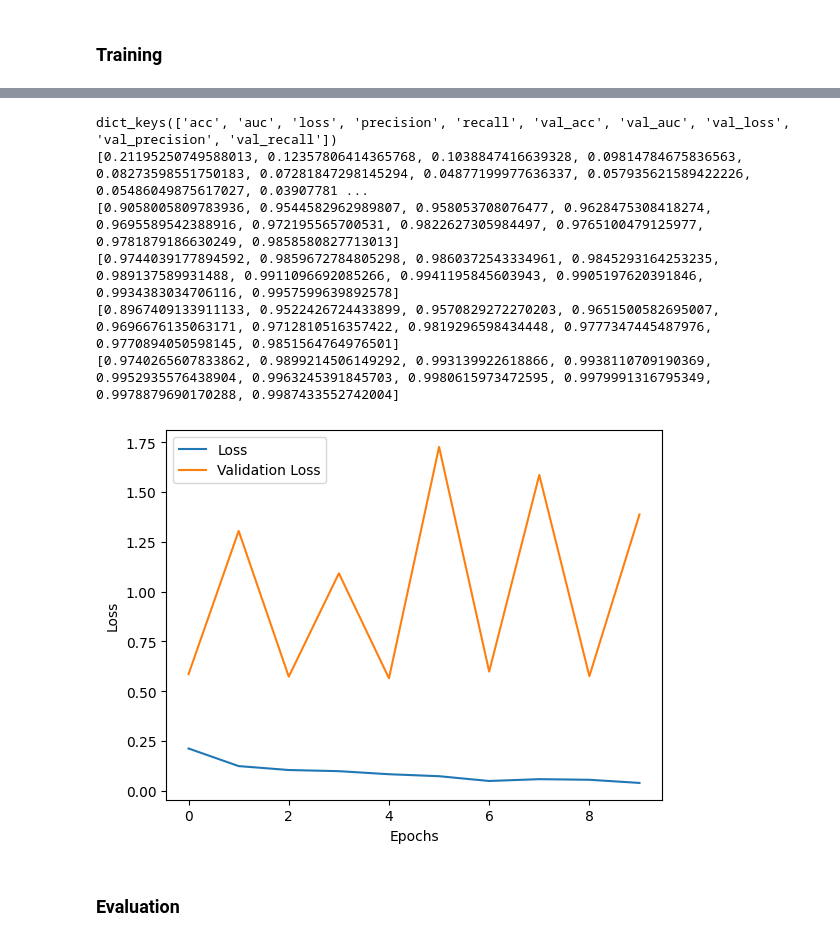
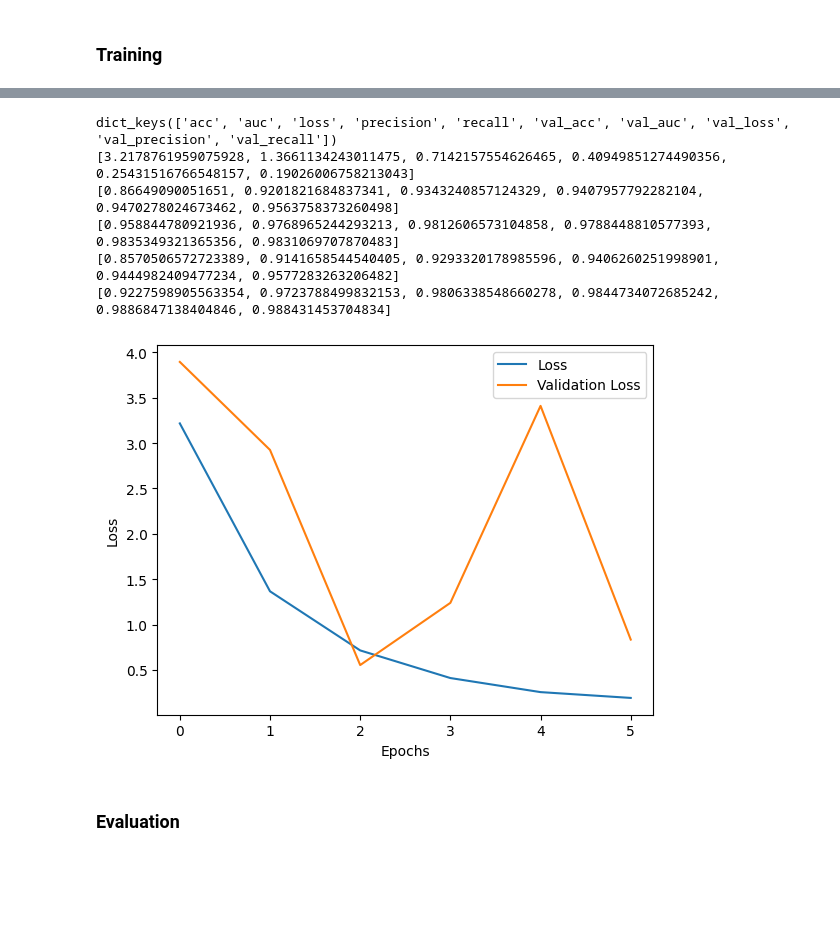
Before and after one commit to BeletAntoine/Machine_Learning, a Jupyter notebook: Projet1/Projet1.ipynb, the cells around one changed output, grey strips where cells are left out. Cells and saved outputs as stored; diff of their text form; code cells hidden in the pictures; blank space fills up the shorter version.

Commit message:
Saved the model that worked better. No overfitting by creating your own backbone untrained.
However there is still an issue with the displaying of the heatmap. It's le last thing I really want to do.

```diff
--- a/Projet1/Projet1.ipynb
+++ b/Projet1/Projet1.ipynb
@@ -341,0 +388,9 @@ Validation labels: tf.Tensor(
+# %%
+# Inspect the modified datasets
+for images, labels in train_dataset.take(1):
+    print("Training batch shape:", images.shape)
+    print("Training labels:", labels)
+
+for images, labels in val_dataset.take(1):
+    print("Validation batch shape:", images.shape)
+    print("Validation labels:", labels)
@@ -688,25 +765,17 @@ Model: "res_net_image_classifier"
 # %%
-import keras_hub
 from keras import layers, models, regularizers
 
-# Extract the convolutional base (exclude the top layers)
-conv_base = pretrained_image_classifier.layers[0]  # The first layer is the convolutional base
-
-# Freeze the convolutional base (optional, but recommended for fine-tuning)
-for layer in conv_base.layers:
-    layer.trainable = False
-
 # Add your own custom layers on top of the convolutional base
-model = models.Sequential([
-    conv_base,  # Convolutional base
+imported_image_classifier = models.Sequential([
+    backbone,  # Convolutional base
     layers.GlobalAveragePooling2D(),  # Global average pooling
 
     # Dense layer with L2 regularization to avoid overfitting
 
     layers.Dense(256, activation='relu', kernel_regularizer=regularizers.l2(0.01)),
     layers.Dropout(0.5),  # Dropout for regularization
-    layers.Dense(1, activation='sigmoid')  # Output layer for binary classification
+    layers.Dense(1, activation='sigmoid', name='predictions')  # Output layer for binary classification
 ])
 
-pretrained_image_classifier.summary()
+imported_image_classifier.summary()
 # %% [output]
@@ -714,8 +800,8 @@ AttributeError: 'InputLayer' object has no attribute 'layers'
 # %% [markdown]
 ### Training
 # %%
-pretrained_image_classifier.compile(
-    optimizer=keras.optimizers.SGD(learning_rate=1e-6),
+imported_image_classifier.compile(
+    optimizer=keras.optimizers.Adam(learning_rate=1e-3),
     loss='binary_crossentropy',
     metrics=[keras.metrics.BinaryAccuracy (name="acc"),
              keras.metrics.Precision(name="precision"),
@@ -723,17 +809,17 @@ pretrained_image_classifier.compile(
              keras.metrics.AUC(name="auc")]
 )
 
-best_pretrained_model_path = "best_pretrained_model.keras"
+best_imported_model_path = "best_imported_model.keras"
 
-pretrained_image_classifier_callbacks = [
-    keras.callbacks.ModelCheckpoint(best_pretrained_model_path, save_best_only=True),
-    keras.callbacks.EarlyStopping(monitor="val_loss", patience=3),
+imported_image_classifier_callbacks = [
+    keras.callbacks.ModelCheckpoint(best_imported_model_path, save_best_only=True),
+    keras.callbacks.EarlyStopping(monitor="val_loss", patience=4),
 ]
 # %%
-history_pretrained_image_classifier = pretrained_image_classifier.fit(
+history_imported_image_classifier = imported_image_classifier.fit(
         train_dataset,
         epochs=epochs,
-        callbacks=pretrained_image_classifier_callbacks,
+        callbacks=imported_image_classifier_callbacks,
         validation_data=val_dataset,
         class_weight=train_classes_weights,
         verbose=1
@@ -762,29 +840,29 @@ Epoch 10/25
 # %%
 # Access history data
-print(history_pretrained_image_classifier.history.keys())  # Shows available metrics like loss, accuracy, etc.
-print(history_pretrained_image_classifier.history['loss'])  # Prints loss value per epoch
-print(history_pretrained_image_classifier.history['acc'])  # Prints accuracy value per epoch
-print(history_pretrained_image_classifier.history['precision'])  # Prints Precision value per epoch
-print(history_pretrained_image_classifier.history['recall'])  # Prints Recall value per epoch
-print(history_pretrained_image_classifier.history['auc'])  # Prints AUC value per epoch
+print(history_imported_image_classifier.history.keys())  # Shows available metrics like loss, accuracy, etc.
+print(history_imported_image_classifier.history['loss'])  # Prints loss value per epoch
+print(history_imported_image_classifier.history['acc'])  # Prints accuracy value per epoch
+print(history_imported_image_classifier.history['precision'])  # Prints Precision value per epoch
+print(history_imported_image_classifier.history['recall'])  # Prints Recall value per epoch
+print(history_imported_image_classifier.history['auc'])  # Prints AUC value per epoch
 # %% [output]
 dict_keys(['acc', 'auc', 'loss', 'precision', 'recall', 'val_acc', 'val_auc', 'val_loss', 'val_precision', 'val_recall'])
-[0.21195250749588013, 0.12357806414365768, 0.1038847416639328, 0.09814784675836563, 0.08273598551750183, 0.07281847298145294, 0.04877199977636337, 0.057935621589422226, 0.05486049875617027, 0.03907781 ...
-[0.9058005809783936, 0.9544582962989807, 0.958053708076477, 0.9628475308418274, 0.9695589542388916, 0.972195565700531, 0.9822627305984497, 0.9765100479125977, 0.9781879186630249, 0.9858580827713013]
-[0.9744039177894592, 0.9859672784805298, 0.9860372543334961, 0.9845293164253235, 0.989137589931488, 0.9911096692085266, 0.9941195845603943, 0.9905197620391846, 0.9934383034706116, 0.9957599639892578]
-[0.8967409133911133, 0.9522426724433899, 0.9570829272270203, 0.9651500582695007, 0.9696676135063171, 0.9712810516357422, 0.9819296598434448, 0.9777347445487976, 0.9770894050598145, 0.9851564764976501]
-[0.9740265607833862, 0.9899214506149292, 0.993139922618866, 0.9938110709190369, 0.9952935576438904, 0.9963245391845703, 0.9980615973472595, 0.9979991316795349, 0.9978879690170288, 0.9987433552742004]
+[3.2178761959075928, 1.3661134243011475, 0.7142157554626465, 0.40949851274490356, 0.25431516766548157, 0.19026006758213043]
+[0.86649090051651, 0.9201821684837341, 0.9343240857124329, 0.9407957792282104, 0.9470278024673462, 0.9563758373260498]
+[0.958844780921936, 0.9768965244293213, 0.9812606573104858, 0.9788448810577393, 0.9835349321365356, 0.9831069707870483]
+[0.8570506572723389, 0.9141658544540405, 0.9293320178985596, 0.9406260251998901, 0.9444982409477234, 0.9577283263206482]
+[0.9227598905563354, 0.9723788499832153, 0.9806338548660278, 0.9844734072685242, 0.9886847138404846, 0.988431453704834]
 # %%
 # Plot training loss
 import matplotlib.pyplot as plt
-plt.plot(history_pretrained_image_classifier.history['loss'], label='Loss')
-plt.plot(history_pretrained_image_classifier.history['val_loss'], label='Validation Loss')
+plt.plot(history_imported_image_classifier.history['loss'], label='Loss')
+plt.plot(history_imported_image_classifier.history['val_loss'], label='Validation Loss')
 plt.xlabel('Epochs')
 plt.ylabel('Loss')
 plt.legend()
 plt.show()
 # %% [output]
-[figure, old version]
+[figure, new version]
 # %% [markdown]
 ### Evaluation
 # %%
```
Also changed, not shown: parts of 33 cells of this notebook.
